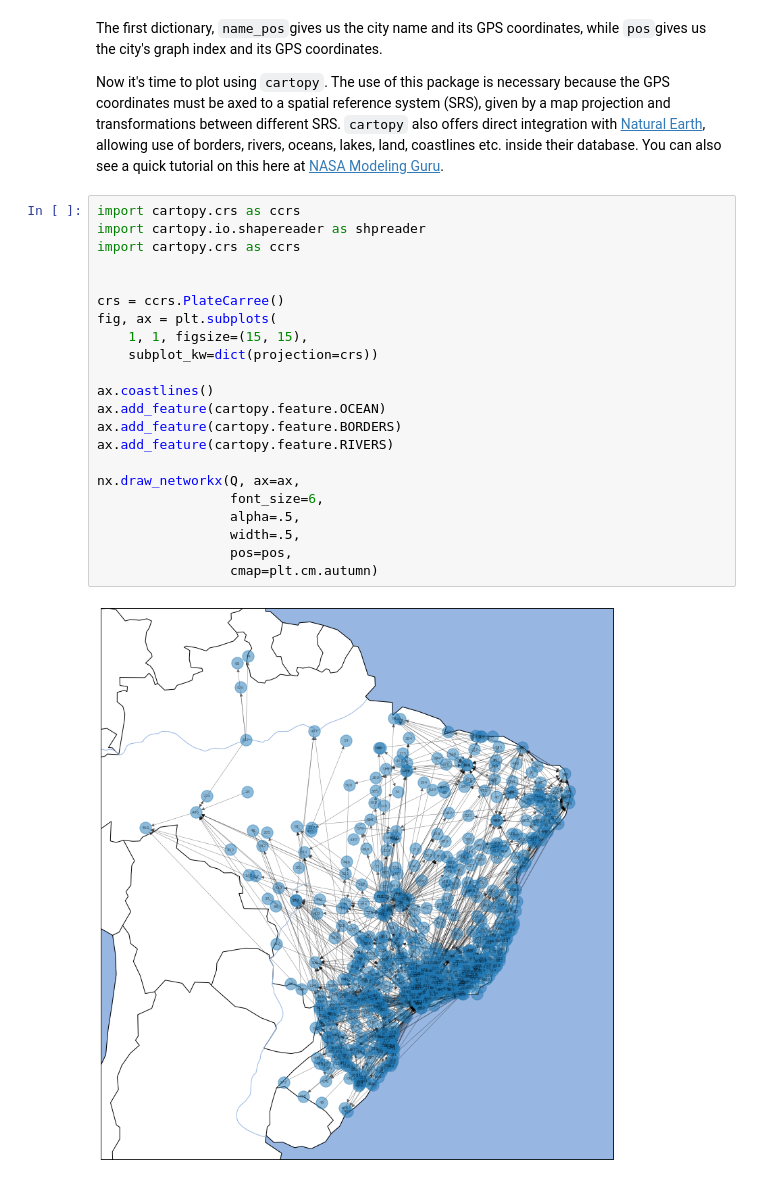
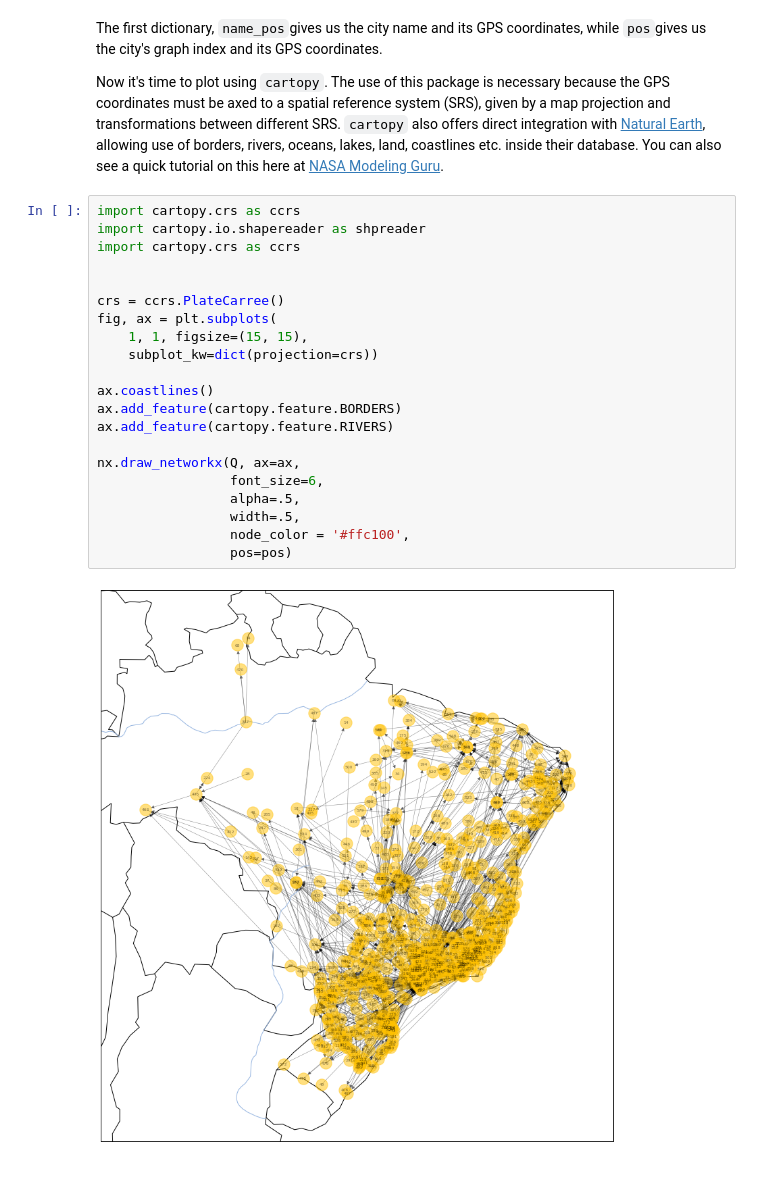
Before and after one commit to eduardochades/interstate-bus-routes-brazil, a Jupyter notebook: Interstate bus lines network.ipynb, the cells around one changed output. Cells and saved outputs as stored; diff of their text form.

```diff
--- a/Interstate bus lines network.ipynb
+++ b/Interstate bus lines network.ipynb
@@ -275,24 +275,23 @@ Now it's time to plot using `cartopy`. The use of this package is necessary beca
 # %%
 import cartopy.crs as ccrs
 import cartopy.io.shapereader as shpreader
 import cartopy.crs as ccrs
 
 
 crs = ccrs.PlateCarree()
 fig, ax = plt.subplots(
     1, 1, figsize=(15, 15),
     subplot_kw=dict(projection=crs))
 
 ax.coastlines()
-ax.add_feature(cartopy.feature.OCEAN)
 ax.add_feature(cartopy.feature.BORDERS)
 ax.add_feature(cartopy.feature.RIVERS)
 
 nx.draw_networkx(Q, ax=ax,
                  font_size=6,
                  alpha=.5,
                  width=.5,
-                 pos=pos,
-                 cmap=plt.cm.autumn)
+                 node_color = '#ffc100',
+                 pos=pos)
 # %% [output]
-[figure, old version]
+[figure, new version]
```
Also changed, not shown: parts of 10 cells of this notebook.
